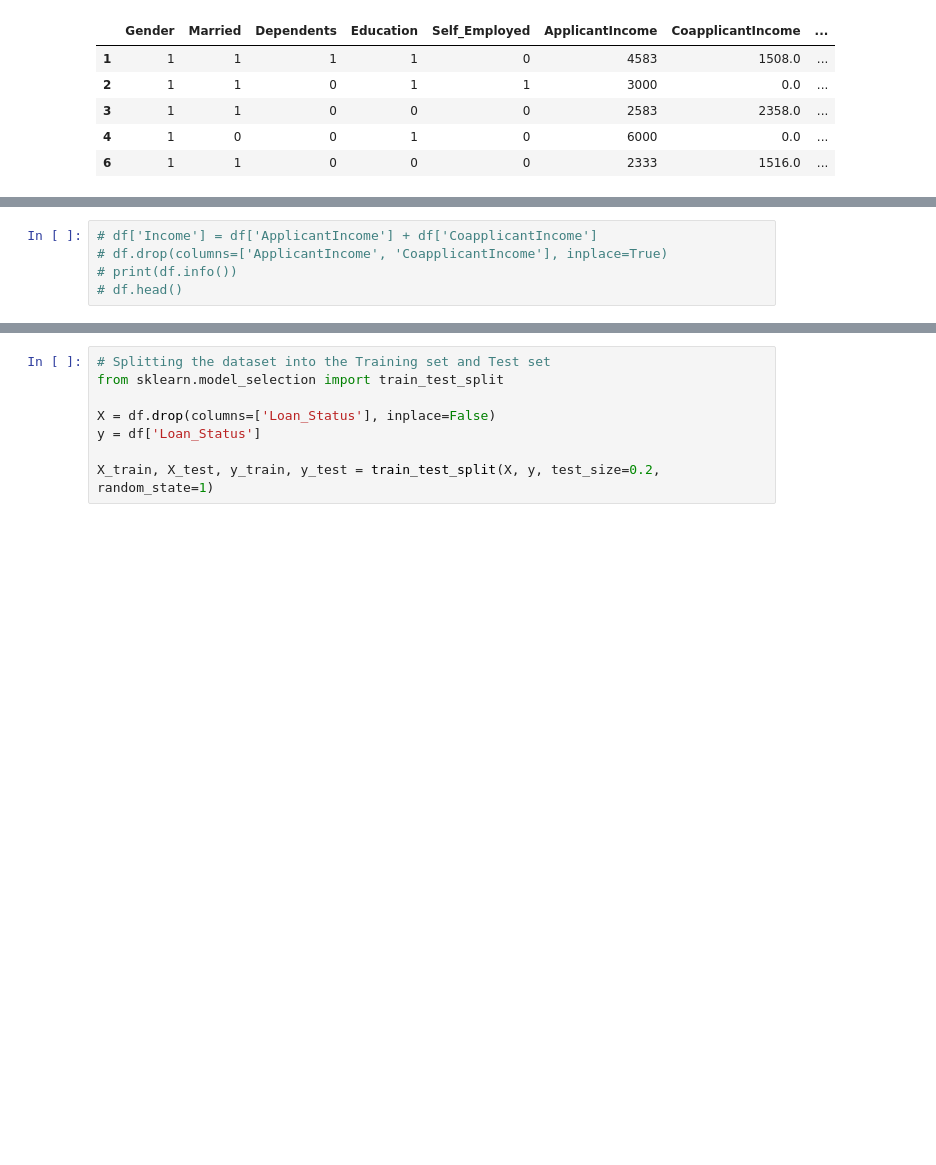
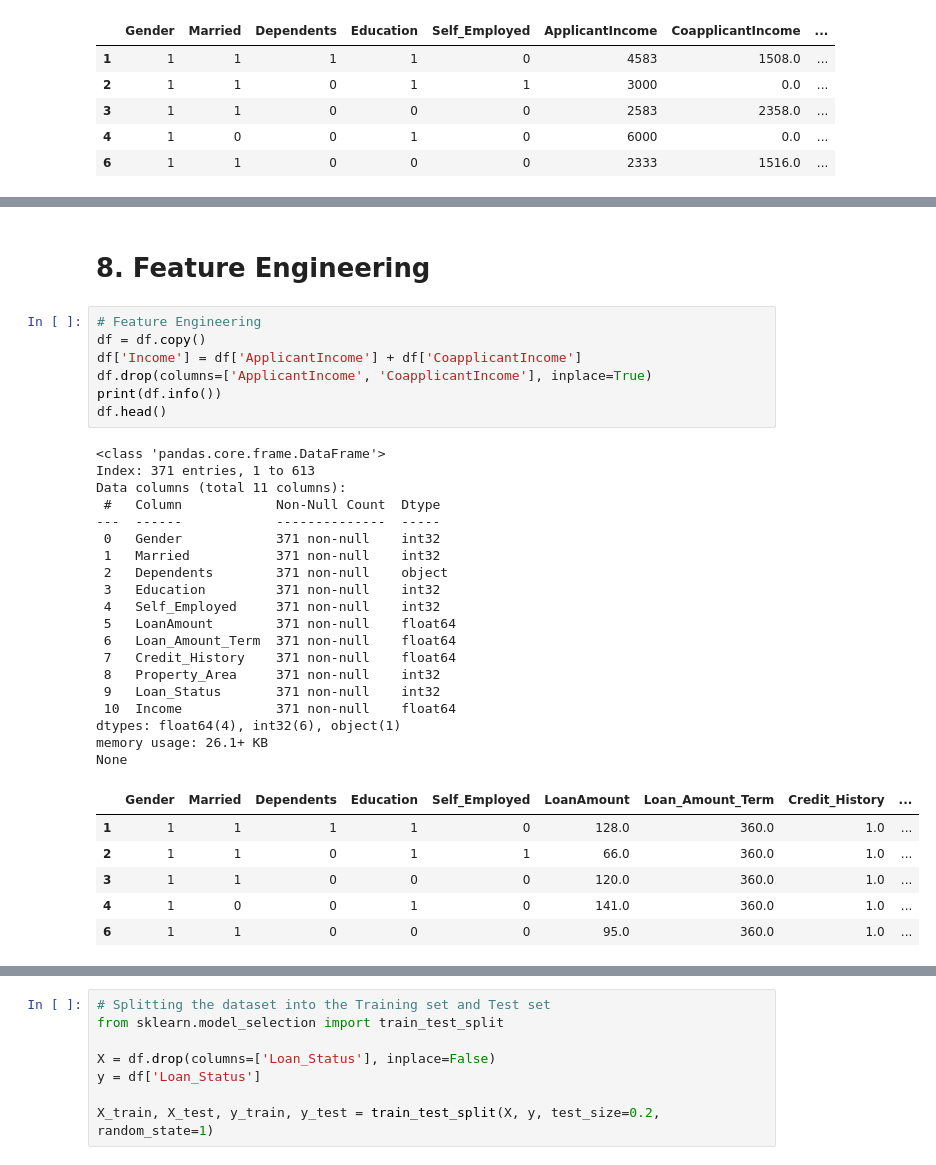
Before and after one commit to Triakshan/MLG382--Project1-Group-C-, a Jupyter notebook: MLG382- Project 1- Group C/notebooks/src/project_1-group_c.ipynb, the cells around one changed output, grey strips where cells are left out. Saved outputs shown, nothing was run; the diff lists cells and outputs as text; blank space fills up the shorter version.

```diff
--- a/MLG382- Project 1- Group C/notebooks/src/project_1-group_c.ipynb
+++ b/MLG382- Project 1- Group C/notebooks/src/project_1-group_c.ipynb
@@ -557,5 +690,35 @@ None
+# %% [markdown]
+# 8. Feature Engineering
 # %%
-# df['Income'] = df['ApplicantIncome'] + df['CoapplicantIncome']
-# df.drop(columns=['ApplicantIncome', 'CoapplicantIncome'], inplace=True)
-# print(df.info())
-# df.head()
+# Feature Engineering
+df = df.copy()
+df['Income'] = df['ApplicantIncome'] + df['CoapplicantIncome']
+df.drop(columns=['ApplicantIncome', 'CoapplicantIncome'], inplace=True)
+print(df.info())
+df.head()
+# %% [output]
+<class 'pandas.core.frame.DataFrame'>
+Index: 371 entries, 1 to 613
+Data columns (total 11 columns):
+ #   Column            Non-Null Count  Dtype
+---  ------            --------------  -----
+ 0   Gender            371 non-null    int32
+ 1   Married           371 non-null    int32
+ 2   Dependents        371 non-null    object
+ 3   Education         371 non-null    int32
+ 4   Self_Employed     371 non-null    int32
+ 5   LoanAmount        371 non-null    float64
+ 6   Loan_Amount_Term  371 non-null    float64
+ 7   Credit_History    371 non-null    float64
+ 8   Property_Area     371 non-null    int32
+ 9   Loan_Status       371 non-null    int32
+ 10  Income            371 non-null    float64
+dtypes: float64(4), int32(6), object(1)
+memory usage: 26.1+ KB
+None
+|  | Gender | Married | Dependents | Education | Self_Employed | LoanAmount | Loan_Amount_Term | Credit_History | ... |
+| 1 | 1 | 1 | 1 | 1 | 0 | 128.0 | 360.0 | 1.0 | ... |
+| 2 | 1 | 1 | 0 | 1 | 1 | 66.0 | 360.0 | 1.0 | ... |
+| 3 | 1 | 1 | 0 | 0 | 0 | 120.0 | 360.0 | 1.0 | ... |
+| 4 | 1 | 0 | 0 | 1 | 0 | 141.0 | 360.0 | 1.0 | ... |
+| 6 | 1 | 1 | 0 | 0 | 0 | 95.0 | 360.0 | 1.0 | ... |
```
Also changed, not shown: parts of 17 cells of this notebook, 1 other file.
